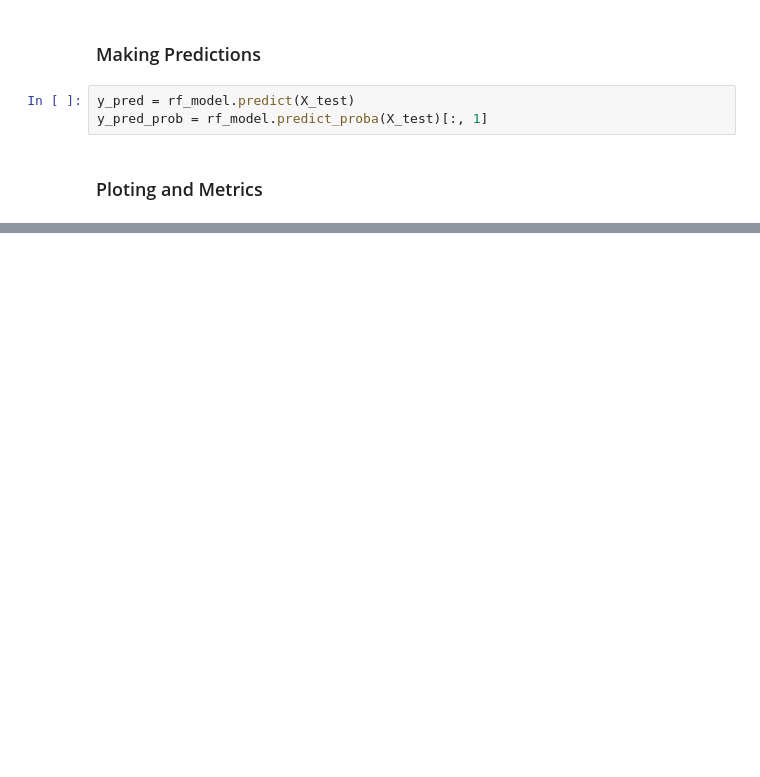
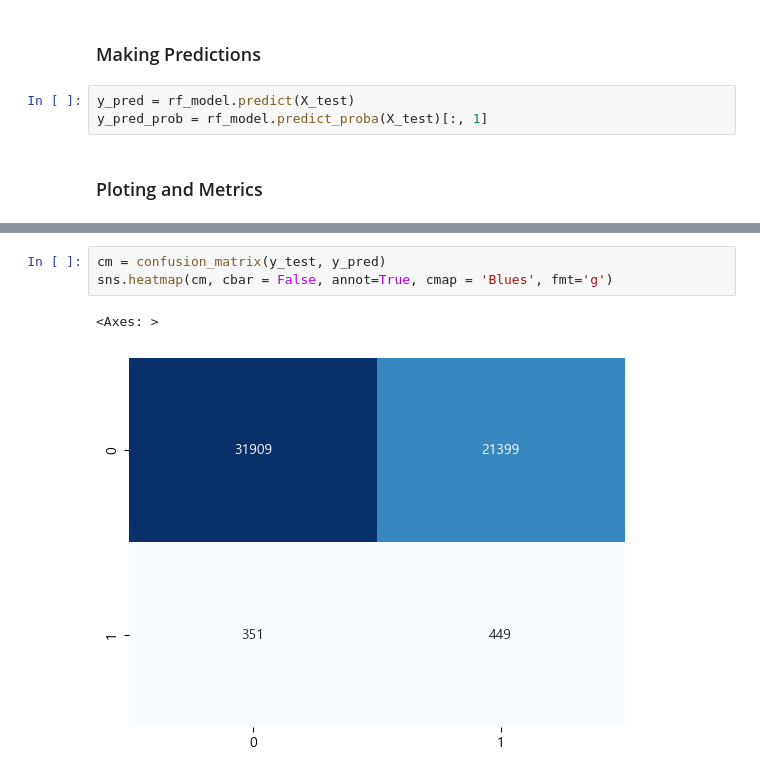
Before and after one commit to basill2001/IECAPSTONE1, a Jupyter notebook: models_RF-2.ipynb, the cells around one changed output, grey strips where cells are left out. Drawn from its saved outputs; the diff is of its cells as text; blank space fills up the shorter version.

```diff
--- a/models_RF-2.ipynb
+++ b/models_RF-2.ipynb
@@ -206,3 +216,9 @@ print("roc score ", roc_auc_score(y_test, y_pred))
+# %%
+cm = confusion_matrix(y_test, y_pred)
+sns.heatmap(cm, cbar = False, annot=True, cmap = 'Blues', fmt='g')
+# %% [output]
+<Axes: >
+[figure, added]
 # %%
 ## Feature Importance
 ser = pd.Series(rf_model.feature_importances_, index=X_res.columns)
```
Also changed, not shown: parts of 6 cells of this notebook.
